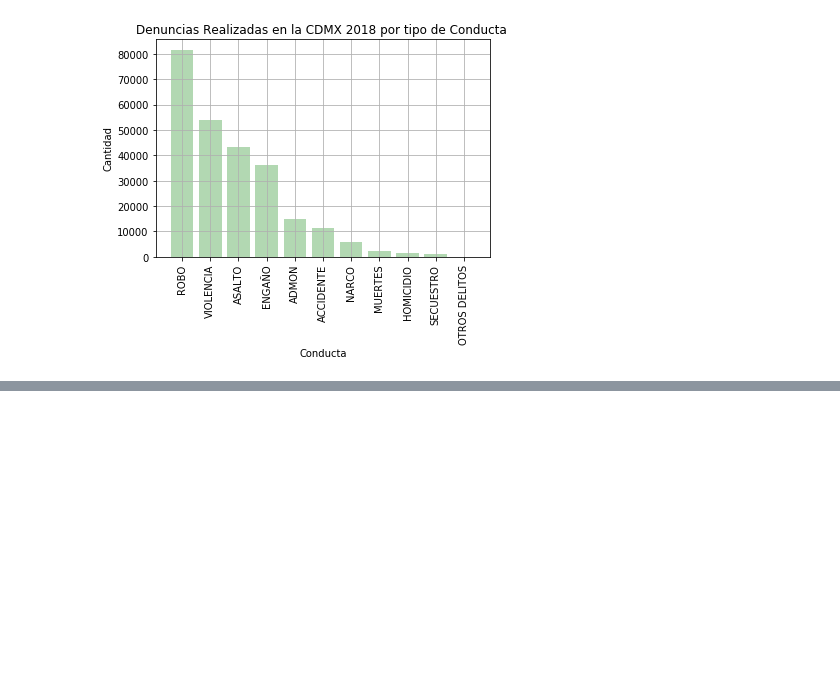
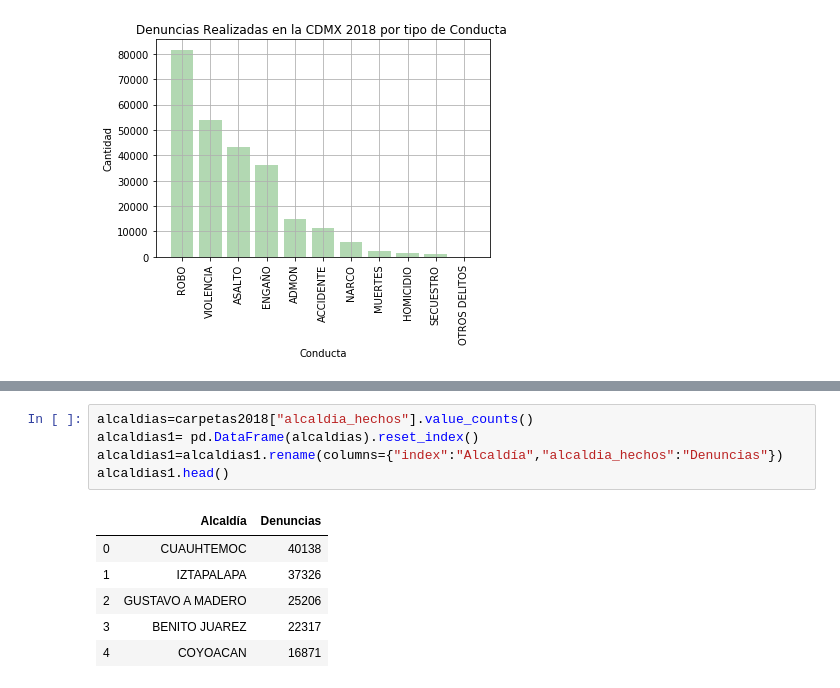
Before and after one commit to Vicente2607/Proyecto-1-ejemplo, a Jupyter notebook: Carpetas 2018 vpc.ipynb, the cells around one changed output, grey strips where cells are left out. Drawn from its saved outputs; the diff is of its cells as text; blank space fills up the shorter version.

```diff
--- a/Carpetas 2018 vpc.ipynb
+++ b/Carpetas 2018 vpc.ipynb
@@ -360,0 +468,12 @@ denun
+# %%
+alcaldias=carpetas2018["alcaldia_hechos"].value_counts()
+alcaldias1= pd.DataFrame(alcaldias).reset_index()
+alcaldias1=alcaldias1.rename(columns={"index":"Alcaldía","alcaldia_hechos":"Denuncias"})
+alcaldias1.head()
+# %% [output]
+|  | Alcaldía | Denuncias |
+| 0 | CUAUHTEMOC | 40138 |
+| 1 | IZTAPALAPA | 37326 |
+| 2 | GUSTAVO A MADERO | 25206 |
+| 3 | BENITO JUAREZ | 22317 |
+| 4 | COYOACAN | 16871 |
```
Also changed, not shown: parts of 12 cells of this notebook.
